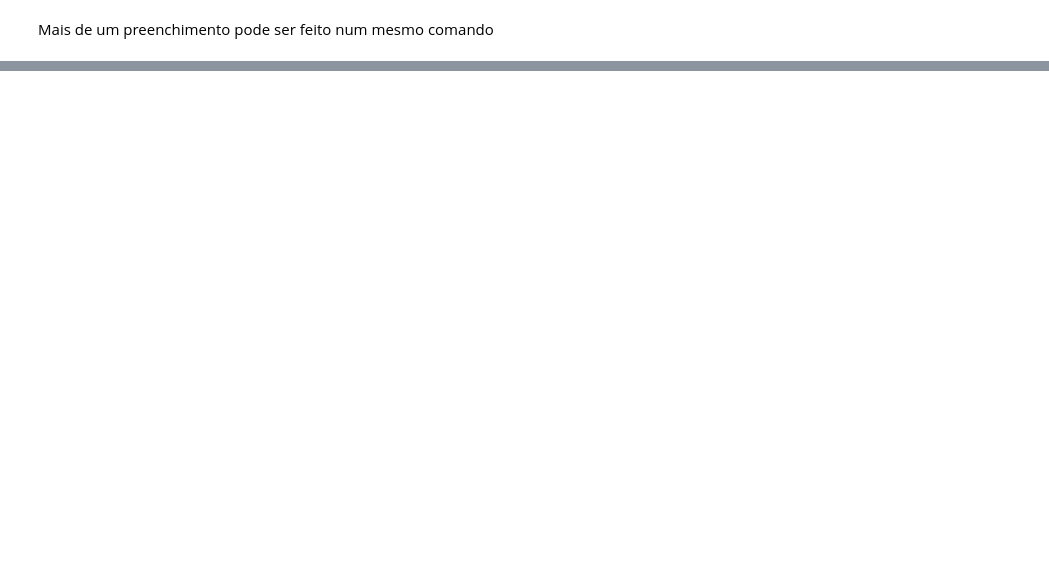
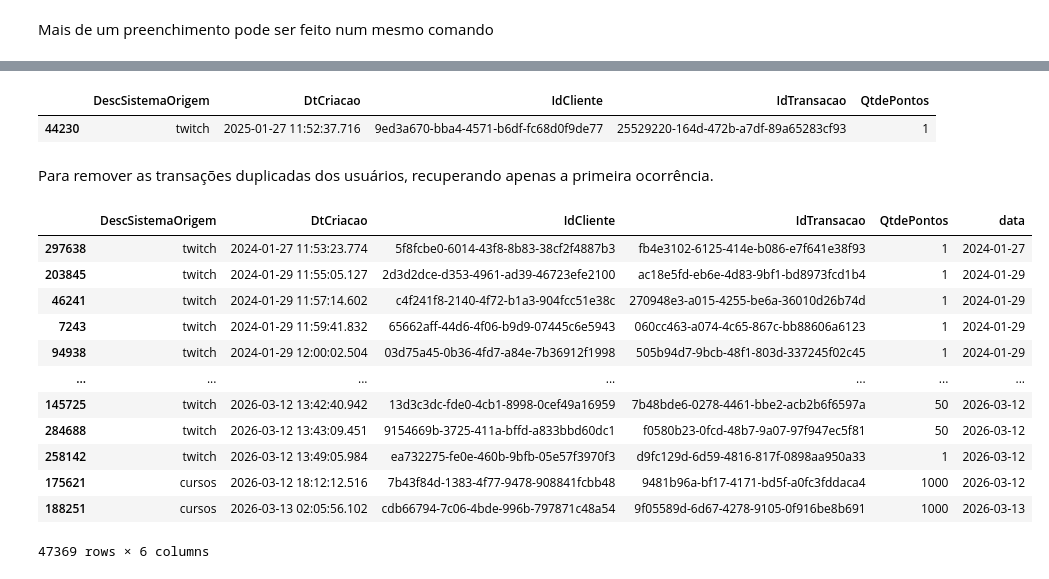
Before and after one commit to alexsandro-matias/pandas-2025, a Jupyter notebook: notebook.ipynb, the cells around one changed output, grey strips where cells are left out. Cells and saved outputs as stored; diff of their text form; code cells hidden in the pictures; blank space fills up the shorter version.

```diff
--- a/notebook.ipynb
+++ b/notebook.ipynb
@@ -959,0 +1057,25 @@ clientes.fillna(medias)
+# %%
+transacoes.sample()
+# %% [output]
+|  | DescSistemaOrigem | DtCriacao | IdCliente | IdTransacao | QtdePontos |
+| 44230 | twitch | 2025-01-27 11:52:37.716 | 9ed3a670-bba4-4571-b6df-fc68d0f9de77 | 25529220-164d-472b-a7df-89a65283cf93 | 1 |
+# %% [markdown]
+Para remover as transações duplicadas dos usuários, recuperando apenas a primeira ocorrência.
+# %%
+transacoes = transacoes.sort_values('DtCriacao')
+transacoes['data'] = pd.to_datetime(transacoes['DtCriacao']).dt.date
+transacoes.drop_duplicates(keep="first", subset=["IdCliente", 'data'])
+# %% [output]
+|  | DescSistemaOrigem | DtCriacao | IdCliente | IdTransacao | QtdePontos | data |
+| 297638 | twitch | 2024-01-27 11:53:23.774 | 5f8fcbe0-6014-43f8-8b83-38cf2f4887b3 | fb4e3102-6125-414e-b086-e7f641e38f93 | 1 | 2024-01-27 |
+| 203845 | twitch | 2024-01-29 11:55:05.127 | 2d3d2dce-d353-4961-ad39-46723efe2100 | ac18e5fd-eb6e-4d83-9bf1-bd8973fcd1b4 | 1 | 2024-01-29 |
+| 46241 | twitch | 2024-01-29 11:57:14.602 | c4f241f8-2140-4f72-b1a3-904fcc51e38c | 270948e3-a015-4255-be6a-36010d26b74d | 1 | 2024-01-29 |
+| 7243 | twitch | 2024-01-29 11:59:41.832 | 65662aff-44d6-4f06-b9d9-07445c6e5943 | 060cc463-a074-4c65-867c-bb88606a6123 | 1 | 2024-01-29 |
+| 94938 | twitch | 2024-01-29 12:00:02.504 | 03d75a45-0b36-4fd7-a84e-7b36912f1998 | 505b94d7-9bcb-48f1-803d-337245f02c45 | 1 | 2024-01-29 |
+| ... | ... | ... | ... | ... | ... | ... |
+| 145725 | twitch | 2026-03-12 13:42:40.942 | 13d3c3dc-fde0-4cb1-8998-0cef49a16959 | 7b48bde6-0278-4461-bbe2-acb2b6f6597a | 50 | 2026-03-12 |
+| 284688 | twitch | 2026-03-12 13:43:09.451 | 9154669b-3725-411a-bffd-a833bbd60dc1 | f0580b23-0fcd-48b7-9a07-97f947ec5f81 | 50 | 2026-03-12 |
+| 258142 | twitch | 2026-03-12 13:49:05.984 | ea732275-fe0e-460b-9bfb-05e57f3970f3 | d9fc129d-6d59-4816-817f-0898aa950a33 | 1 | 2026-03-12 |
+| 175621 | cursos | 2026-03-12 18:12:12.516 | 7b43f84d-1383-4f77-9478-908841fcbb48 | 9481b96a-bf17-4171-bd5f-a0fc3fddaca4 | 1000 | 2026-03-12 |
+| 188251 | cursos | 2026-03-13 02:05:56.102 | cdb66794-7c06-4bde-996b-797871c48a54 | 9f05589d-6d67-4278-9105-0f916be8b691 | 1000 | 2026-03-13 |
+47369 rows × 6 columns
```
Also changed, not shown: parts of 49 cells of this notebook, 1 other file.
